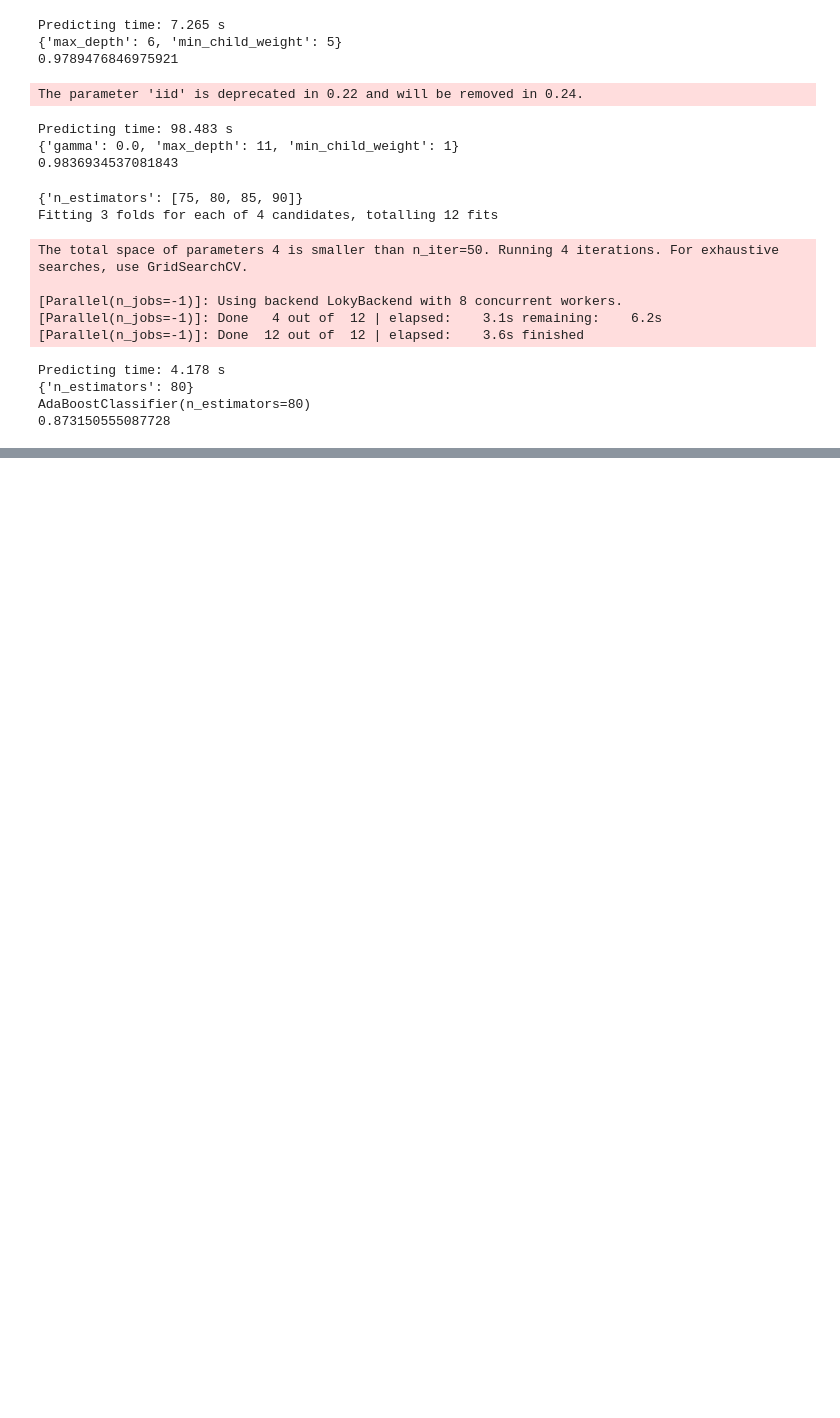
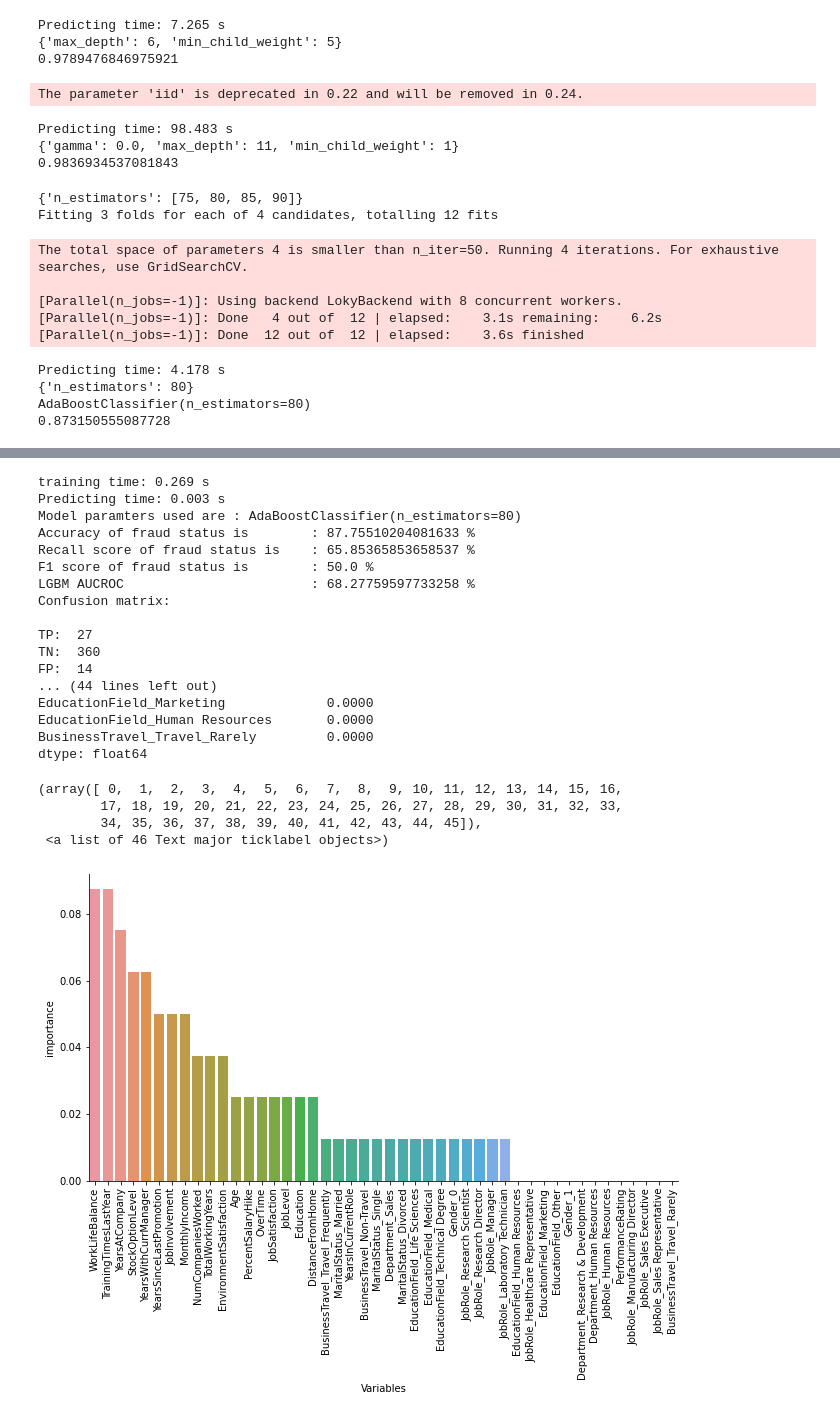
Before and after one commit to tirth-pipalia/Employee_Churn_Prediction, a Jupyter notebook: Employee_Churn_Prediction.ipynb, the cells around one changed output, grey strips where cells are left out. Saved outputs shown, nothing was run; the diff lists cells and outputs as text; code cells hidden in the pictures; blank space fills up the shorter version.

```diff
--- a/Employee_Churn_Prediction.ipynb
+++ b/Employee_Churn_Prediction.ipynb
@@ -388,0 +487,59 @@ LGBMClassifier(boosting='gbdt', learning_rate=0.004, max_bin=400, max_depth=46,
+# %%
+from sklearn.ensemble import AdaBoostClassifier
+AdaModel = AdaBoostClassifier(n_estimators = 80)
+t0=time()
+AdaModel=AdaModel.fit(X_train,Y_train) # Fitting train data for fraud detection
+print("training time:", round(time()-t0, 3), "s")
+t1=time()
+AdaModel_y_pred=XGModel.predict(X_test)
+print("Predicting time:", round(time()-t1, 3), "s")
+AdaModel_accuracy=accuracy_score(AdaModel_y_pred, Y_test) #Accuracy for fraud detection
+AdaModel_recall=recall_score(AdaModel_y_pred, Y_test) #Recall score for  fraud detection
+AdaModel_conf=confusion_matrix(Y_test, AdaModel_y_pred)# fraud detection
+AdaModel_f1=f1_score(Y_test, AdaModel_y_pred)#fraud detection
+AdaModel_auc=roc_auc_score(Y_test,AdaModel_y_pred)
+AdaModel_fpr,AdaModel_tpr, _ =roc_curve(Y_test,AdaModel_y_pred)
+print('Model paramters used are :',AdaModel)
+print('Accuracy of fraud status is        :', (AdaModel_accuracy)*100,'%')
+print('Recall score of fraud status is    :', (AdaModel_recall)*100,'%')
+print('F1 score of fraud status is        :', (AdaModel_f1)*100,'%')
+print('LGBM AUCROC                        :', (AdaModel_auc)*100,'%')
+print('Confusion matrix: \n')
+print('TP: ', AdaModel_conf[1, 1])
+print('TN: ', AdaModel_conf[0, 0])
+print('FP: ', AdaModel_conf[0, 1])
+print('FN: ', AdaModel_conf[1, 0])
+#to print important features
+
+featimp = pd.Series(AdaModel.feature_importances_, index=list(X)).sort_values(ascending=False)
+print(featimp)
+
+#vizulization of important features
+important_col=AdaModel.feature_importances_.argsort()
+feat_imp=pd.DataFrame({'Variables':X.columns[important_col],'importance':AdaModel.feature_importances_[important_col]})
+feat_imp=feat_imp.sort_values(by='importance',ascending=False)
+ax = sns.catplot(x='Variables', y = 'importance', data=feat_imp, height=5, aspect=2,  kind="bar")
+plt.xticks(rotation=90)
+# %% [output]
+training time: 0.269 s
+Predicting time: 0.003 s
+Model paramters used are : AdaBoostClassifier(n_estimators=80)
+Accuracy of fraud status is        : 87.75510204081633 %
+Recall score of fraud status is    : 65.85365853658537 %
+F1 score of fraud status is        : 50.0 %
+LGBM AUCROC                        : 68.27759597733258 %
+Confusion matrix:
+
+TP:  27
+TN:  360
+FP:  14
+... (44 lines left out)
+EducationField_Marketing             0.0000
+EducationField_Human Resources       0.0000
+BusinessTravel_Travel_Rarely         0.0000
+dtype: float64
+(array([ 0,  1,  2,  3,  4,  5,  6,  7,  8,  9, 10, 11, 12, 13, 14, 15, 16,
+        17, 18, 19, 20, 21, 22, 23, 24, 25, 26, 27, 28, 29, 30, 31, 32, 33,
+        34, 35, 36, 37, 38, 39, 40, 41, 42, 43, 44, 45]),
+ <a list of 46 Text major ticklabel objects>)
+[figure, added]
```
Also changed, not shown: parts of 16 cells of this notebook.
